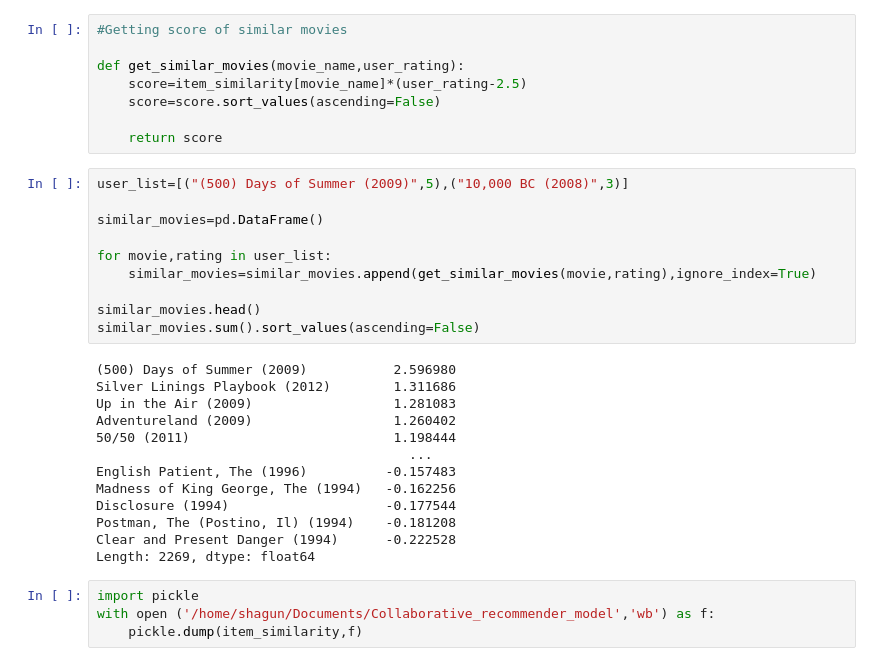
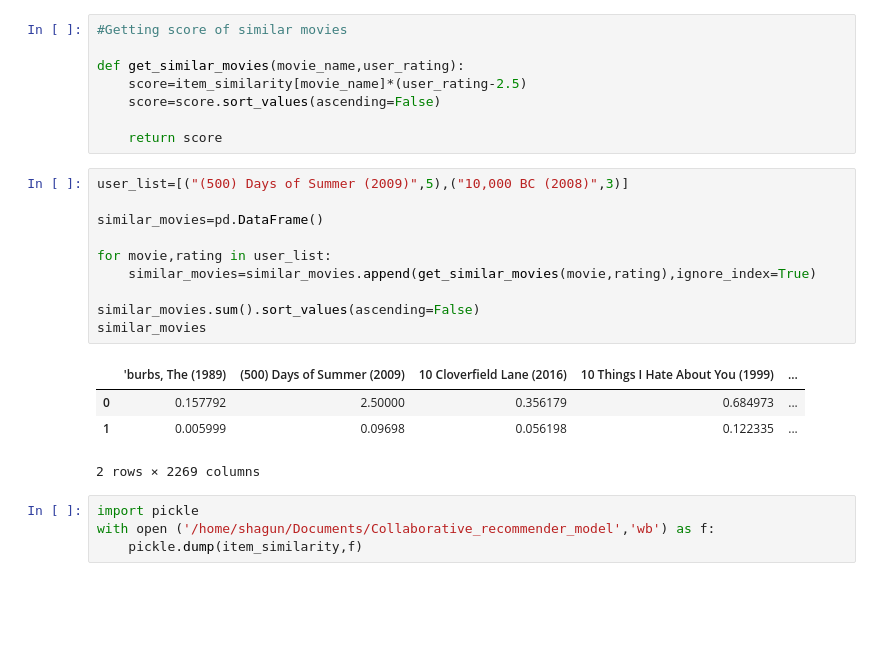
Before and after one commit to shag527/Movy-Matchism, a Jupyter notebook: Collaborative based movie recommender.ipynb, the cells around one changed output. Cells and saved outputs as stored; diff of their text form; blank space fills up the shorter version.

```diff
--- a/Collaborative based movie recommender.ipynb
+++ b/Collaborative based movie recommender.ipynb
@@ -72,26 +72,18 @@ def get_similar_movies(movie_name,user_rating):
 # %%
 user_list=[("(500) Days of Summer (2009)",5),("10,000 BC (2008)",3)]
 
 similar_movies=pd.DataFrame()
 
 for movie,rating in user_list:
     similar_movies=similar_movies.append(get_similar_movies(movie,rating),ignore_index=True)
 
-similar_movies.head()
 similar_movies.sum().sort_values(ascending=False)
+similar_movies
 # %% [output]
+|  | 'burbs, The (1989) | (500) Days of Summer (2009) | 10 Cloverfield Lane (2016) | 10 Things I Hate About You (1999) | ... |
+| 0 | 0.157792 | 2.50000 | 0.356179 | 0.684973 | ... |
+| 1 | 0.005999 | 0.09698 | 0.056198 | 0.122335 | ... |
-(500) Days of Summer (2009)           2.596980
-Silver Linings Playbook (2012)        1.311686
-Up in the Air (2009)                  1.281083
-Adventureland (2009)                  1.260402
-50/50 (2011)                          1.198444
-                                        ...
-English Patient, The (1996)          -0.157483
-Madness of King George, The (1994)   -0.162256
-Disclosure (1994)                    -0.177544
-Postman, The (Postino, Il) (1994)    -0.181208
-Clear and Present Danger (1994)      -0.222528
-Length: 2269, dtype: float64
+2 rows × 2269 columns
 # %%
 import pickle
 with open ('/home/shagun/Documents/Collaborative_recommender_model','wb') as f:
```
Also changed, not shown: 4 other files.
